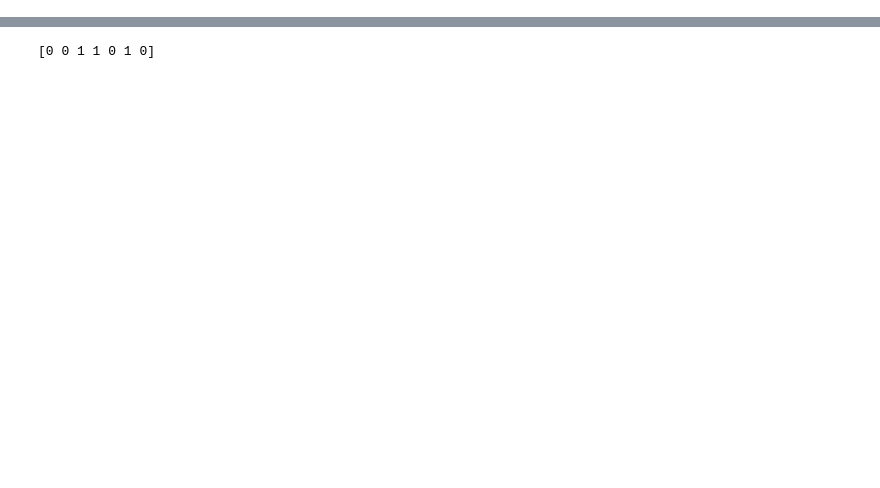
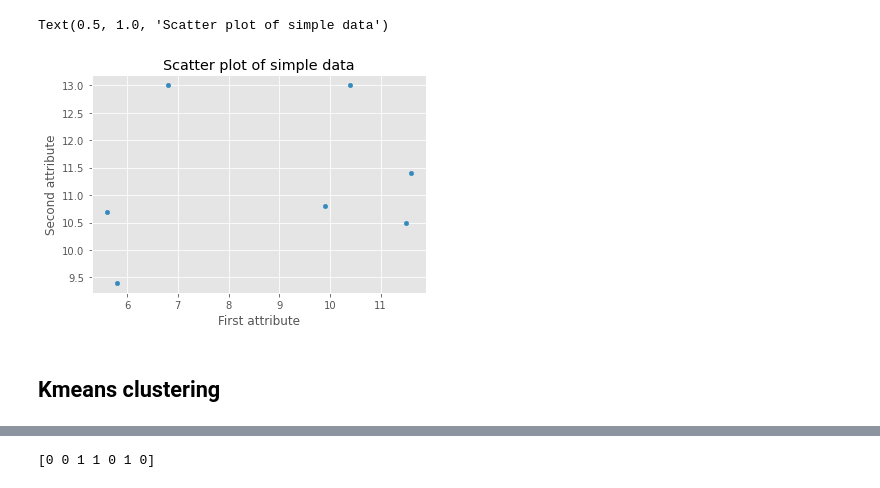
Before and after one commit to huanfachen/QM_2021, a Jupyter notebook: practicals/Practical-06-Clustering-analysis.ipynb, the cells around one changed output, grey strips where cells are left out. Saved outputs shown, nothing was run; the diff lists cells and outputs as text; code cells hidden in the pictures; blank space fills up the shorter version.

```diff
--- a/practicals/Practical-06-Clustering-analysis.ipynb
+++ b/practicals/Practical-06-Clustering-analysis.ipynb
@@ -125,0 +56,10 @@ KMeans(n_clusters=2, n_init=1)
+# %%
+# This line sets the number of clusters you want to find:
+num_clusters = 2
+
+file_data_simple = 'https://github.com/huanfachen/QM_2021/raw/main/data/clustering_example_data_simple.csv'
+data = pd.read_csv(file_data_simple, header=None)
+# header=None means that there is no header int this file
+data.columns = ['Var_0', 'Var_1']
+#You can print it to have a look if you want:
+print(data)
@@ -125,0 +75,11 @@ KMeans(n_clusters=2, n_init=1)
+# %%
+# a scatter plot of this data
+ax = data.plot.scatter(x = 'Var_0', y = 'Var_1')
+ax.set_xlabel("First attribute")
+ax.set_ylabel("Second attribute")
+ax.set_title("Scatter plot of simple data")
+# %% [output]
+Text(0.5, 1.0, 'Scatter plot of simple data')
+[figure, added]
+# %% [markdown]
+## Kmeans clustering
```
Also changed, not shown: parts of 29 cells of this notebook.
